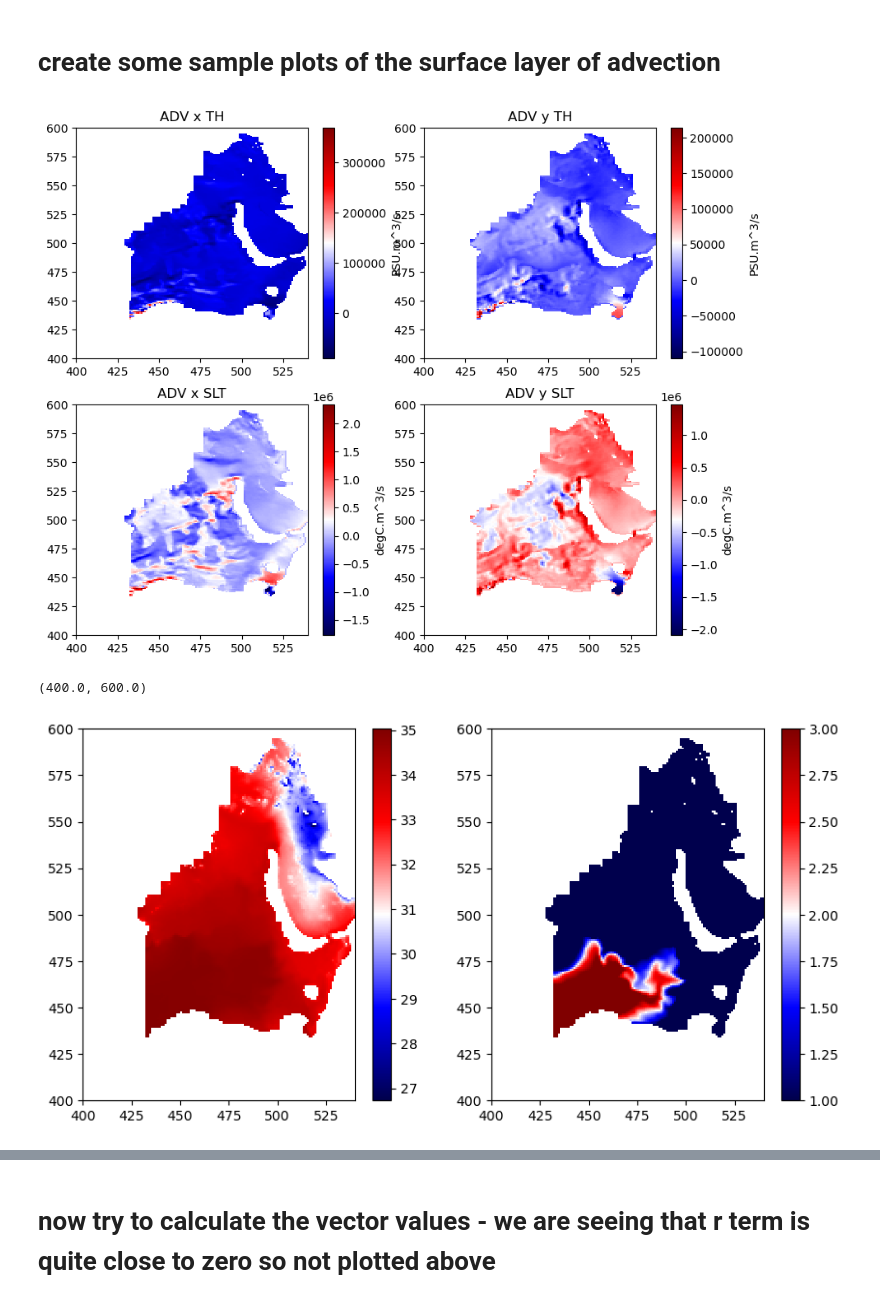
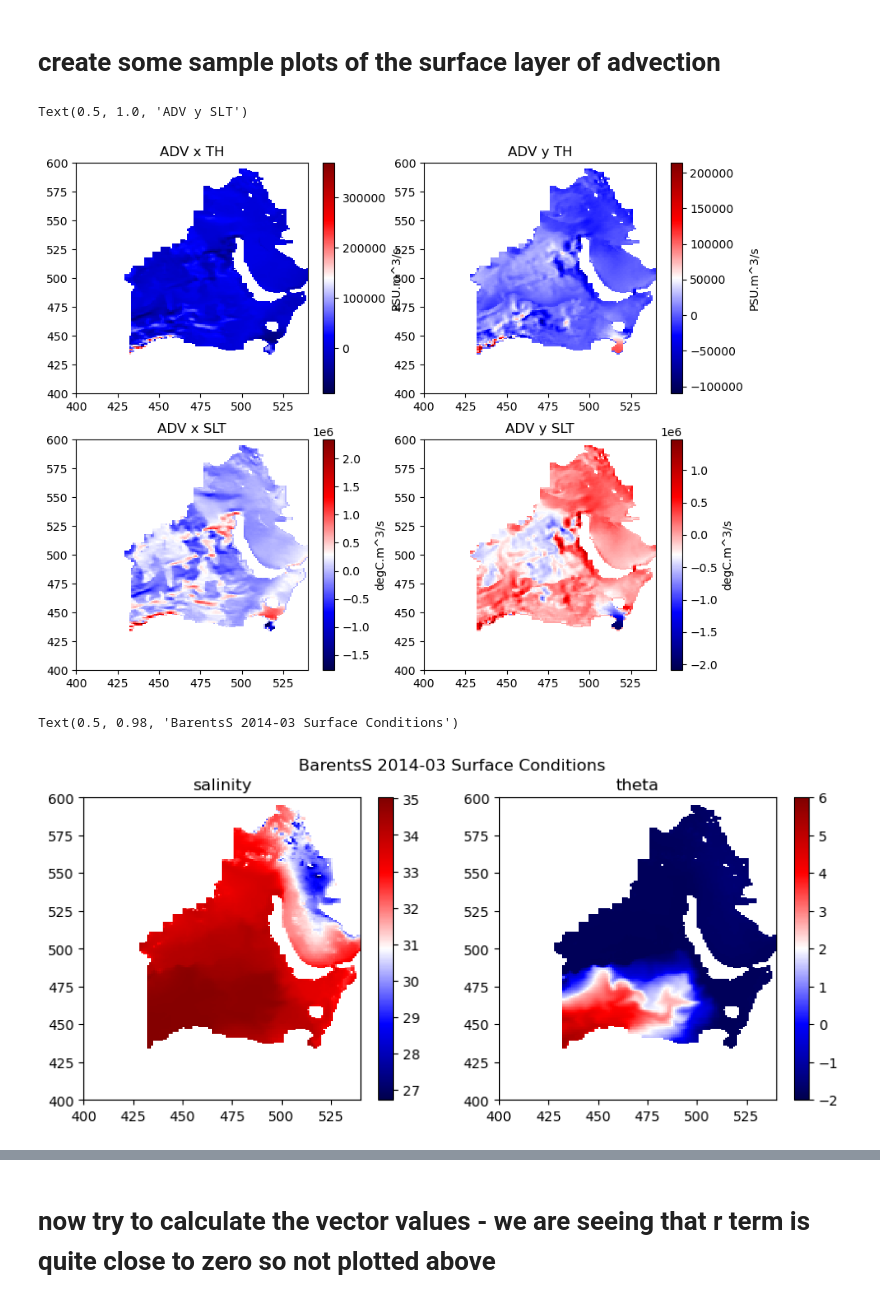
Before and after one commit to margaretmurakami/crios_backups, a Jupyter notebook: ASTE_270/Pemberton/Tendencies/check_adv_surface.ipynb, the cells around one changed output, grey strips where cells are left out. Saved outputs shown, nothing was run; the diff lists cells and outputs as text; code cells hidden in the pictures.

```diff
--- a/ASTE_270/Pemberton/Tendencies/check_adv_surface.ipynb
+++ b/ASTE_270/Pemberton/Tendencies/check_adv_surface.ipynb
@@ -52,6 +52,8 @@ RAC3d.shape
 (50, 1350, 270)
 # %%
 path = "/home/mmurakami/crios_backups/ASTE_270/offline_binning/sample_images/"
+# %%
+klev = 0
 # %%
 
 # read one basin or whole ASTE
@@ -372,14 +428,14 @@ mydata_test_m1 = np.nansum(mesh[1],axis=2)   # sum of volume for April snap -- r
 fig = plt.figure(figsize=(10,8))
 
 ax = plt.subplot(221)
-cb = ax.pcolormesh((ADVx_THo[1][0]),cmap='seismic')#,vmin=-50,vmax=50)
+cb = ax.pcolormesh((ADVx_THo[1][klev]),cmap='seismic')#,vmin=-50,vmax=50)
 plt.colorbar(cb,label="PSU.m^3/s")
 ax.set_xlim(400,540)
 ax.set_ylim(400,600)
 ax.set_title("ADV x TH")
 
 ax = plt.subplot(222)
-cb = ax.pcolormesh((ADVy_THo[1][0]),cmap='seismic')#,vmin=-50,vmax=50)
+cb = ax.pcolormesh((ADVy_THo[1][klev]),cmap='seismic')#,vmin=-50,vmax=50)
 plt.colorbar(cb,label="PSU.m^3/s")
 ax.set_xlim(400,540)
 ax.set_ylim(400,600)
@@ -392,41 +448,47 @@ ax.set_title("ADV y TH")
 # ax.set_ylim(400,600)
 
 ax = plt.subplot(223)
-cb = ax.pcolormesh((ADVx_SLTo[1][0]),cmap='seismic')#,vmin=-500,vmax=500)   # funny estimate for dividing by binwidths
+cb = ax.pcolormesh((ADVx_SLTo[1][klev]),cmap='seismic')#,vmin=-500,vmax=500)   # funny estimate for dividing by binwidths
 plt.colorbar(cb,label="degC.m^3/s")
 ax.set_xlim(400,540)
 ax.set_ylim(400,600)
 ax.set_title("ADV x SLT")
 
 ax = plt.subplot(224)
-cb = ax.pcolormesh((ADVy_SLTo[1][0]),cmap='seismic')#,vmin=-500,vmax=500)
+cb = ax.pcolormesh((ADVy_SLTo[1][klev]),cmap='seismic')#,vmin=-500,vmax=500)
 plt.colorbar(cb,label="degC.m^3/s")
 ax.set_xlim(400,540)
 ax.set_ylim(400,600)
 ax.set_title("ADV y SLT")
 
-plt.savefig(path + "ADVterms_mapview.png",dpi=300)
+# plt.savefig(path + "ADVterms_mapview.png",dpi=300)
 # %% [output]
+Text(0.5, 1.0, 'ADV y SLT')
 [figure]
 # %%
-fig = plt.figure(figsize=(10,5))
+fig = plt.figure(figsize=(10,4))
 
 ax = plt.subplot(121)
-surfsalt = saltdr[1] / DRF3d
-cb = ax.pcolormesh(get_aste_tracer(surfsalt,nfx,nfy)[0],cmap='seismic')
+surfsalt = saltdr[1] / DRF3d * mygrid['hFacC']
+cb = ax.pcolormesh(get_aste_tracer(surfsalt,nfx,nfy)[klev],cmap='seismic')
 plt.colorbar(cb)
+ax.set_title("salinity")
 ax.set_xlim(400,540)
 ax.set_ylim(400,600)
 
 ax = plt.subplot(122)
-surftemp = thetadr[1] / DRF3d
-cb = ax.pcolormesh(get_aste_tracer(surftemp,nfx,nfy)[0],cmap='seismic',vmin=1,vmax=3)
+surftemp = thetadr[1] / DRF3d * mygrid['hFacC']
+cb = ax.pcolormesh(get_aste_tracer(surftemp,nfx,nfy)[klev],cmap='seismic',vmin=-2,vmax=6)
 plt.colorbar(cb)
+ax.set_title("theta")
 ax.set_xlim(400,540)
 ax.set_ylim(400,600)
+
+plt.suptitle("BarentsS 2014-03 Surface Conditions")
+# plt.savefig(path + "BarentsS_surfconditions.png",dpi=300)
 # %% [output]
-(400.0, 600.0)
+Text(0.5, 0.98, 'BarentsS 2014-03 Surface Conditions')
-[figure, old version]
+[figure, new version]
 # %%
 # what about vector sum because this is hard to look at:
 fig = plt.figure(figsize=(10,4))
```
Also changed, not shown: parts of 100 cells of this notebook, 12 other files.
